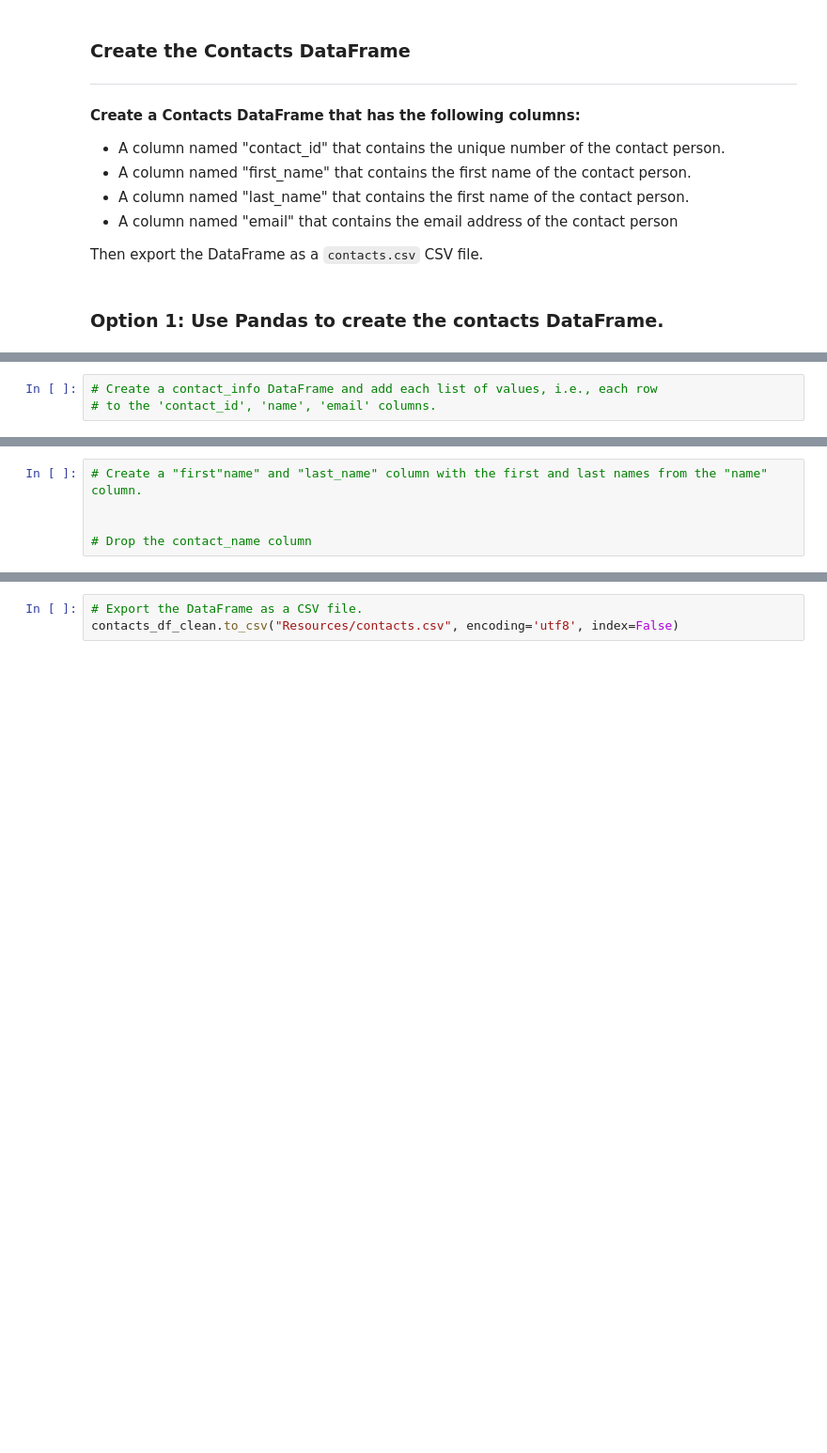
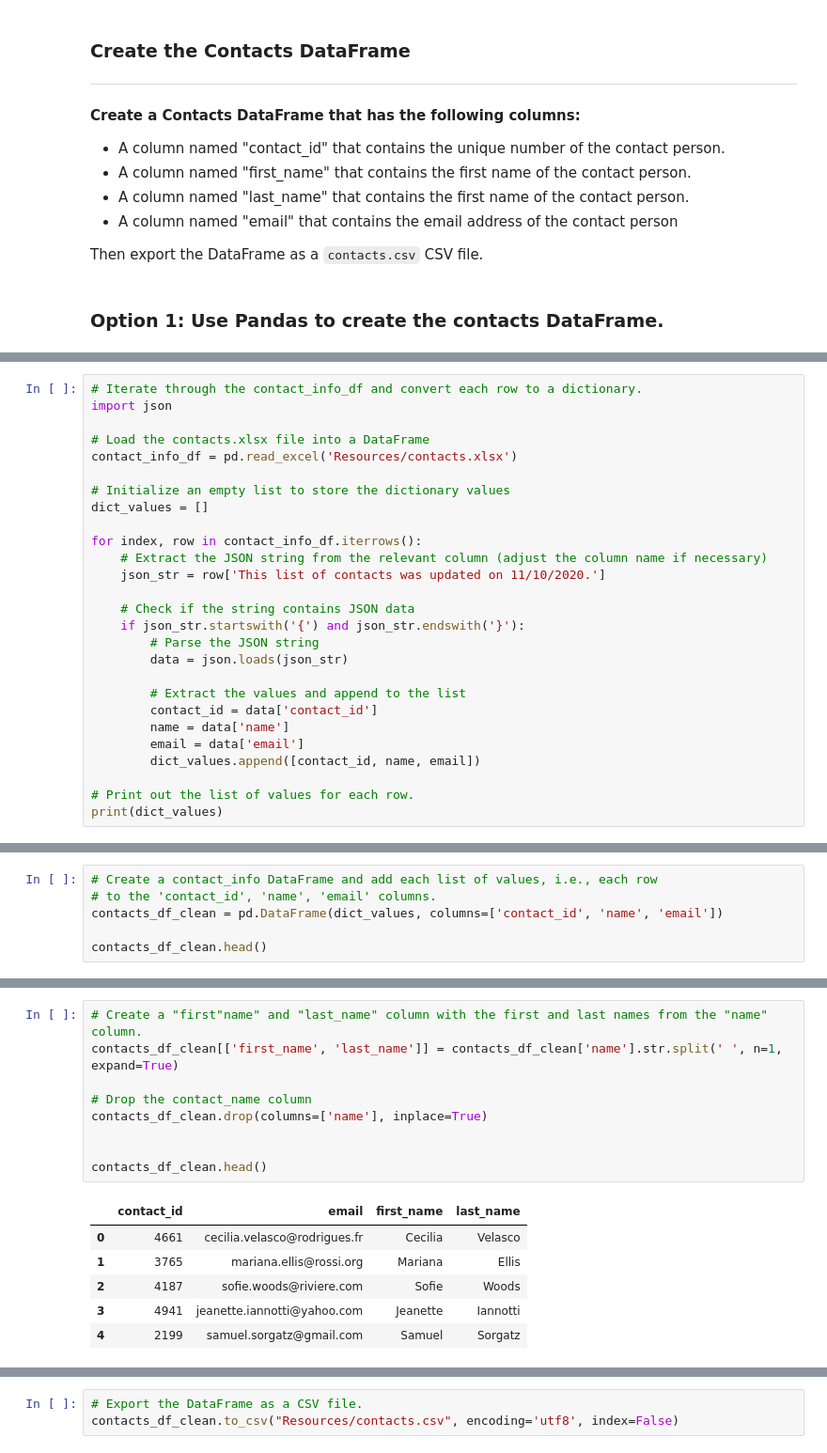
Before and after one commit to sindhujaSirigeri/CrowdfundingETL, a Jupyter notebook: ETL_Mini_Project_Code.ipynb, the cells around one changed output, grey strips where cells are left out. Shown: that part at 94% size. Cells and saved outputs as stored; diff of their text form; blank space fills up the shorter version.

```diff
--- a/ETL_Mini_Project_Code.ipynb
+++ b/ETL_Mini_Project_Code.ipynb
@@ -378,0 +378,27 @@ print(dict_values)
+# %%
+# Iterate through the contact_info_df and convert each row to a dictionary.
+import json
+
+# Load the contacts.xlsx file into a DataFrame
+contact_info_df = pd.read_excel('Resources/contacts.xlsx')
+
+# Initialize an empty list to store the dictionary values
+dict_values = []
+
+for index, row in contact_info_df.iterrows():
+    # Extract the JSON string from the relevant column (adjust the column name if necessary)
+    json_str = row['This list of contacts was updated on 11/10/2020.']
+
+    # Check if the string contains JSON data
+    if json_str.startswith('{') and json_str.endswith('}'):
+        # Parse the JSON string
+        data = json.loads(json_str)
+
+        # Extract the values and append to the list
+        contact_id = data['contact_id']
+        name = data['name']
+        email = data['email']
+        dict_values.append([contact_id, name, email])
+
+# Print out the list of values for each row.
+print(dict_values)
@@ -379,3 +407,6 @@ print(dict_values)
 # %%
 # Create a contact_info DataFrame and add each list of values, i.e., each row
 # to the 'contact_id', 'name', 'email' columns.
+contacts_df_clean = pd.DataFrame(dict_values, columns=['contact_id', 'name', 'email'])
+
+contacts_df_clean.head()
@@ -384,7 +434,18 @@ print(dict_values)
 # %%
 # Create a "first"name" and "last_name" column with the first and last names from the "name" column.
+contacts_df_clean[['first_name', 'last_name']] = contacts_df_clean['name'].str.split(' ', n=1, expand=True)
+
+# Drop the contact_name column
+contacts_df_clean.drop(columns=['name'], inplace=True)
 
 
-# Drop the contact_name column
+contacts_df_clean.head()
+# %% [output]
+|  | contact_id | email | first_name | last_name |
+| 0 | 4661 | cecilia.velasco@rodrigues.fr | Cecilia | Velasco |
+| 1 | 3765 | mariana.ellis@rossi.org | Mariana | Ellis |
+| 2 | 4187 | sofie.woods@riviere.com | Sofie | Woods |
+| 3 | 4941 | jeanette.iannotti@yahoo.com | Jeanette | Iannotti |
+| 4 | 2199 | samuel.sorgatz@gmail.com | Samuel | Sorgatz |
 # %%
 # Reorder the columns
```
Also changed, not shown: parts of 7 cells of this notebook, 1 other file.
